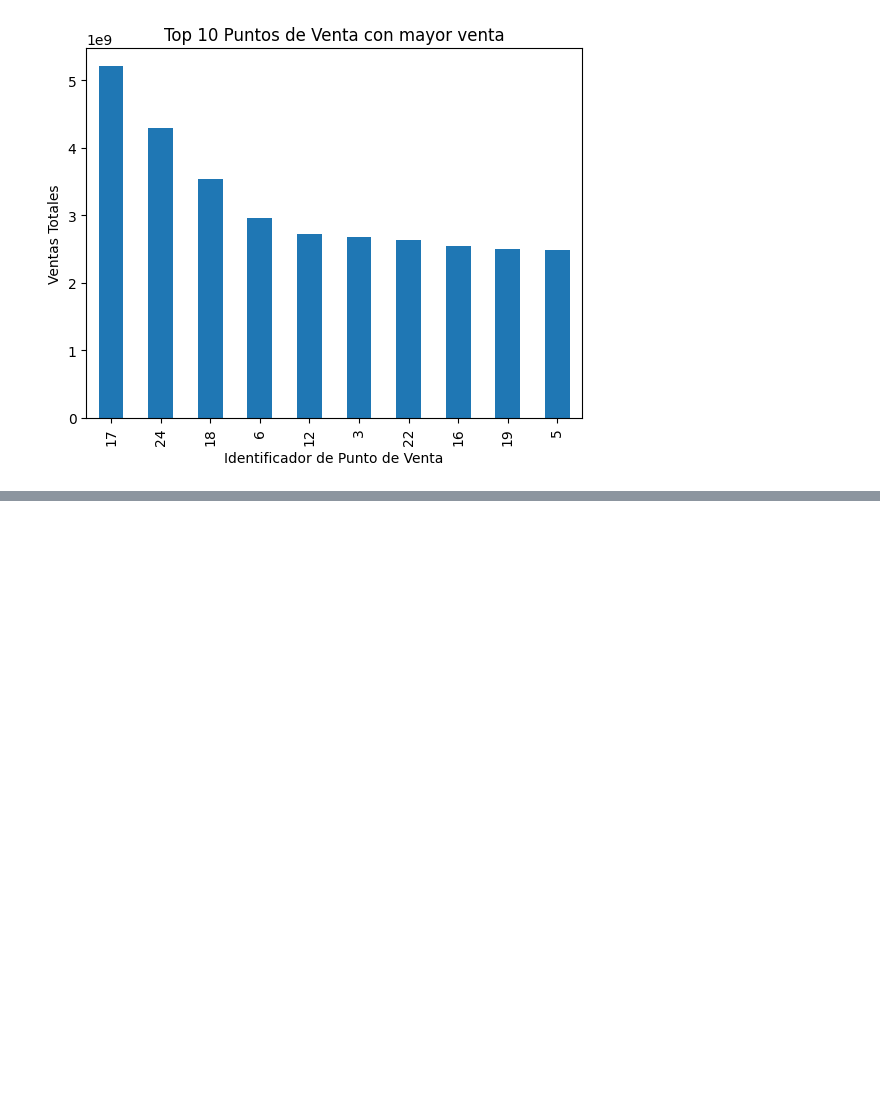
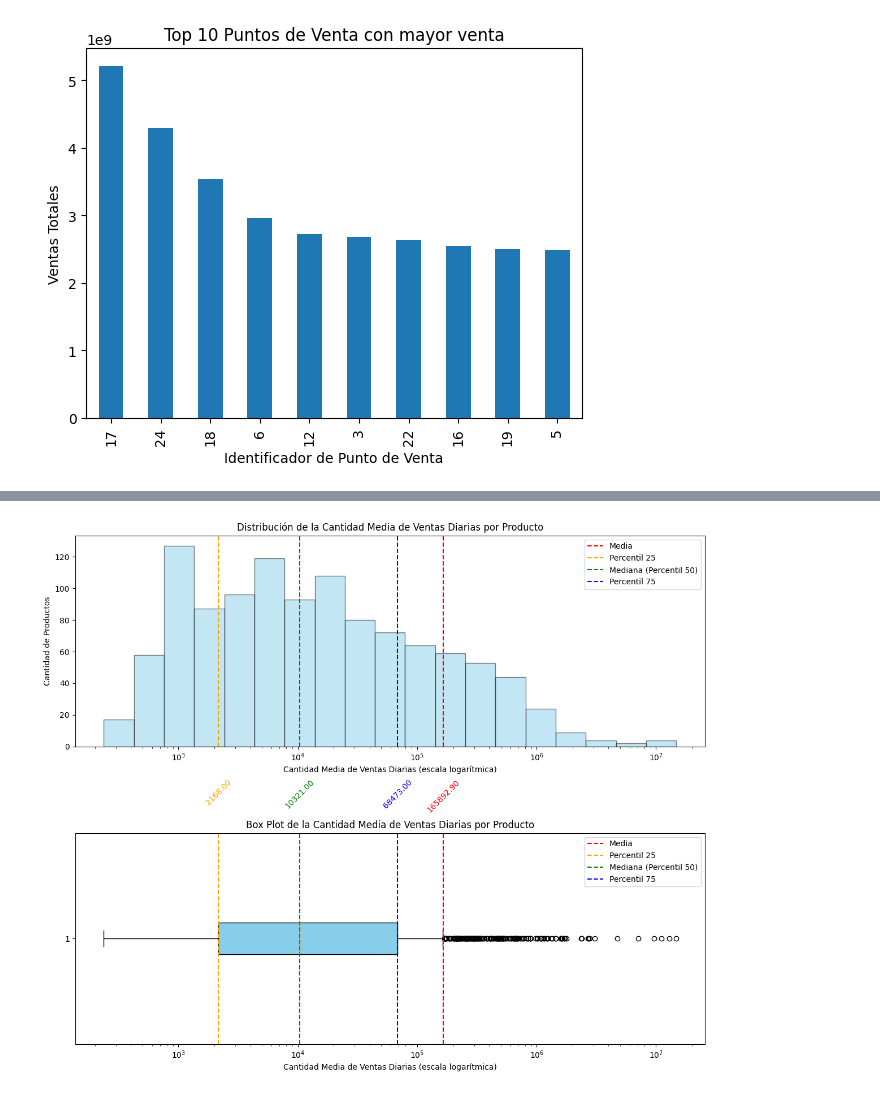
Before and after one commit to SantiagoRomanoOddone/MasterThesis, a Jupyter notebook: features/data_exploration.ipynb, the cells around one changed output, grey strips where cells are left out. Saved outputs shown, nothing was run; the diff lists cells and outputs as text; code cells hidden in the pictures; blank space fills up the shorter version.

```diff
--- a/features/data_exploration.ipynb
+++ b/features/data_exploration.ipynb
@@ -169,0 +189,10 @@ plt.show()
+# %%
+grouped_sales = data.groupby(['codigo_barras_sku', 'fecha_comercial']).agg({
+    'cant_vta': 'sum'
+}).reset_index().rename(columns={'cant_vta': 'sum_cant_vta'})
+mean_daily_sales = grouped_sales.groupby('codigo_barras_sku').agg({
+    'sum_cant_vta': 'mean'
+}).astype(int).reset_index().rename(columns={'sum_cant_vta': 'mean_cant_vta'})
+mean_daily_sales.sort_values(by='mean_cant_vta', ascending=False).reset_index()
+
+mean_daily_sales['mean_cant_vta'].describe()
@@ -169,0 +209,46 @@ plt.show()
+# %%
+# Calculate statistics
+mean_value = mean_daily_sales['mean_cant_vta'].mean()
+percentile_25 = mean_daily_sales['mean_cant_vta'].quantile(0.25)
+median_value = mean_daily_sales['mean_cant_vta'].quantile(0.5)
+percentile_75 = mean_daily_sales['mean_cant_vta'].quantile(0.75)
+
+# Create a figure with vertical subplots
+fig, axs = plt.subplots(2, 1, figsize=(12, 10))
+
+# Define logarithmic bins
+bins = np.logspace(np.log10(mean_daily_sales['mean_cant_vta'].min()), np.log10(mean_daily_sales['mean_cant_vta'].max()), 20)
+
+# Histogram on the first subplot with logarithmic scale
+axs[0].hist(mean_daily_sales['mean_cant_vta'], bins=bins, color='skyblue', edgecolor='black', alpha=0.5)
+axs[0].set_xscale('log')
+axs[0].axvline(mean_value, color='red', linestyle='--', label='Media')
+axs[0].axvline(percentile_25, color='orange', linestyle='--', label='Percentil 25')
+axs[0].axvline(median_value, color='green', linestyle='--', label='Mediana (Percentil 50)')
+axs[0].axvline(percentile_75, color='blue', linestyle='--', label='Percentil 75')
+axs[0].set_title('Distribución de la Cantidad Media de Ventas Diarias por Producto')
+axs[0].set_xlabel('Cantidad Media de Ventas Diarias (escala logarítmica)')
+axs[0].set_ylabel('Cantidad de Productos')
+axs[0].legend()
+
+# Add text annotations at the bottom near the x-axis
+axs[0].text(mean_value, -20, f'{mean_value:.2f}', color='red', ha='center', va='top', rotation=45)
+axs[0].text(percentile_25, -20, f'{percentile_25:.2f}', color='orange', ha='center', va='top', rotation=45)
+axs[0].text(median_value, -20, f'{median_value:.2f}', color='green', ha='center', va='top', rotation=45)
+axs[0].text(percentile_75, -20, f'{percentile_75:.2f}', color='blue', ha='center', va='top', rotation=45)
+
+# Box plot on the second subplot with logarithmic scale
+axs[1].boxplot(mean_daily_sales['mean_cant_vta'], vert=False, patch_artist=True, boxprops=dict(facecolor='skyblue'))
+axs[1].set_xscale('log')
+axs[1].axvline(mean_value, color='red', linestyle='--', label='Media')
+axs[1].axvline(percentile_25, color='orange', linestyle='--', label='Percentil 25')
+axs[1].axvline(median_value, color='green', linestyle='--', label='Mediana (Percentil 50)')
+axs[1].axvline(percentile_75, color='blue', linestyle='--', label='Percentil 75')
+axs[1].set_title('Box Plot de la Cantidad Media de Ventas Diarias por Producto')
+axs[1].set_xlabel('Cantidad Media de Ventas Diarias (escala logarítmica)')
+axs[1].legend()
+
+plt.tight_layout()
+plt.show()
+# %% [output]
+[figure, added]
```
Also changed, not shown: parts of 6 cells of this notebook.
